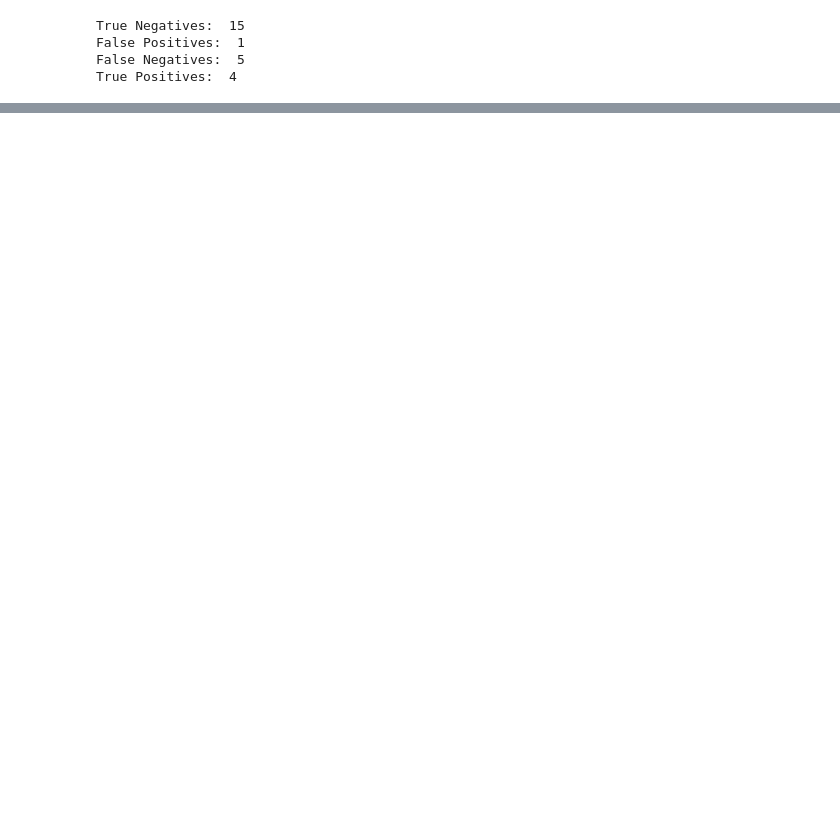
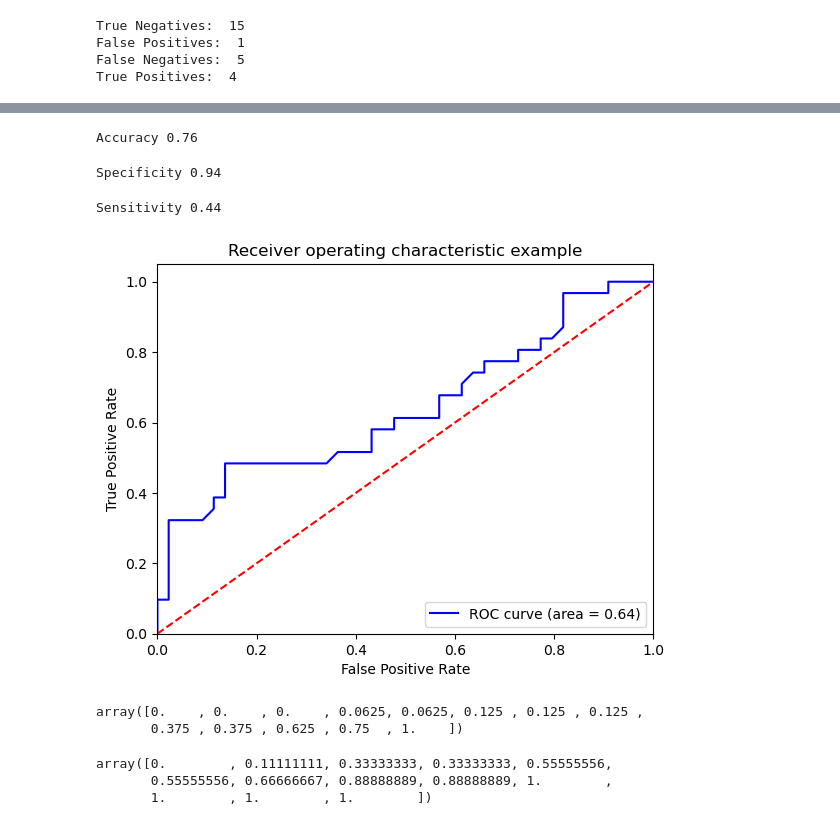
Before and after one commit to Divyanshu1117/Data-Analytics-With-Python, a Jupyter notebook: Week 9/Logistic Regression ROC Analysis.ipynb, the cells around one changed output, grey strips where cells are left out. Saved outputs shown, nothing was run; the diff lists cells and outputs as text; code cells hidden in the pictures; blank space fills up the shorter version.

```diff
--- a/Week 9/Logistic Regression ROC Analysis.ipynb
+++ b/Week 9/Logistic Regression ROC Analysis.ipynb
@@ -167,0 +202,37 @@ weighted avg       0.77      0.76      0.74        25
+# %%
+Accuracy = (tp + tn) / (tp + tn + fp + fn)
+print("Accuracy {:0.2f}".format(Accuracy))
+# %% [output]
+Accuracy 0.76
+# %%
+# True Negativr Rate:-
+Specificity = tn / (tn + fp)
+print("Specificity {:0.2f}".format(Specificity))
+# %% [output]
+Specificity 0.94
+# %%
+# True Positive Rate:-
+Sensitivity = tp / (tp + fn)
+print("Sensitivity {:0.2f}".format(Sensitivity))
+# %% [output]
+Sensitivity 0.44
+# %%
+# ROC Curve:-
+from sklearn.metrics import roc_auc_score
+from sklearn.metrics import roc_curve, auc
+log_ROC_AUC1 = roc_auc_score(y_train, y_predict_train)
+fpr1, tpr1, thresholds1 = roc_curve(y_train, y_prob_train)
+roc_auc1 = auc(fpr1, tpr1)
+# %%
+plt.figure()
+plt.plot(fpr1, tpr1, color='blue', label='ROC curve (area = %0.2f)' % roc_auc1)
+plt.plot([0, 1], [0, 1], 'r--')
+plt.xlim([0.0, 1.0])
+plt.ylim([0.0, 1.05])
+plt.xlabel('False Positive Rate')
+plt.ylabel('True Positive Rate')
+plt.title('Receiver operating characteristic example')
+plt.legend(loc='lower right')
+plt.show()
+# %% [output]
+[figure, added]
@@ -167,0 +243,11 @@ weighted avg       0.77      0.76      0.74        25
+# %%
+fpr
+# %% [output]
+array([0.    , 0.    , 0.    , 0.0625, 0.0625, 0.125 , 0.125 , 0.125 ,
+       0.375 , 0.375 , 0.625 , 0.75  , 1.    ])
+# %%
+tpr
+# %% [output]
+array([0.        , 0.11111111, 0.33333333, 0.33333333, 0.55555556,
+       0.55555556, 0.66666667, 0.88888889, 0.88888889, 1.        ,
+       1.        , 1.        , 1.        ])
```
Also changed, not shown: parts of 45 cells of this notebook, 5 other files.
